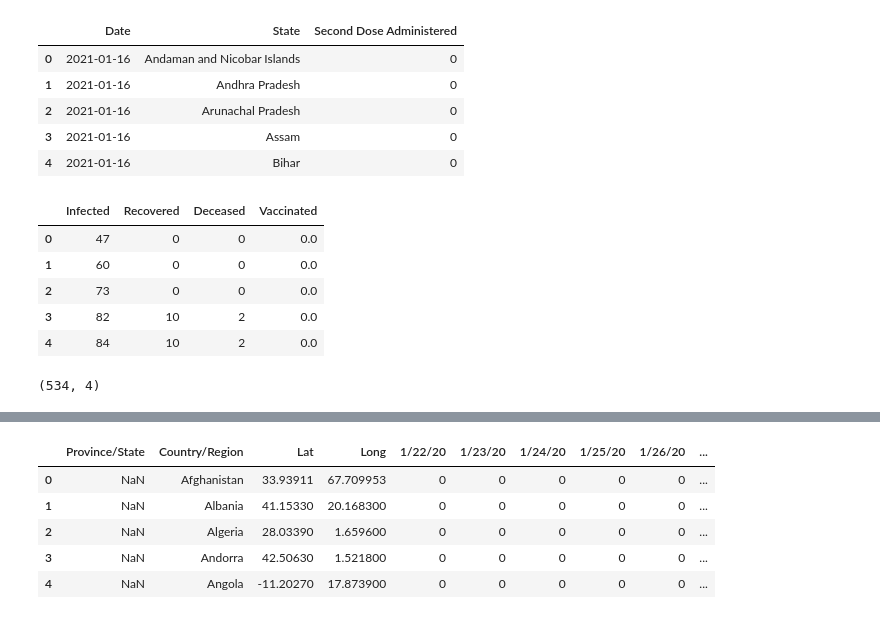
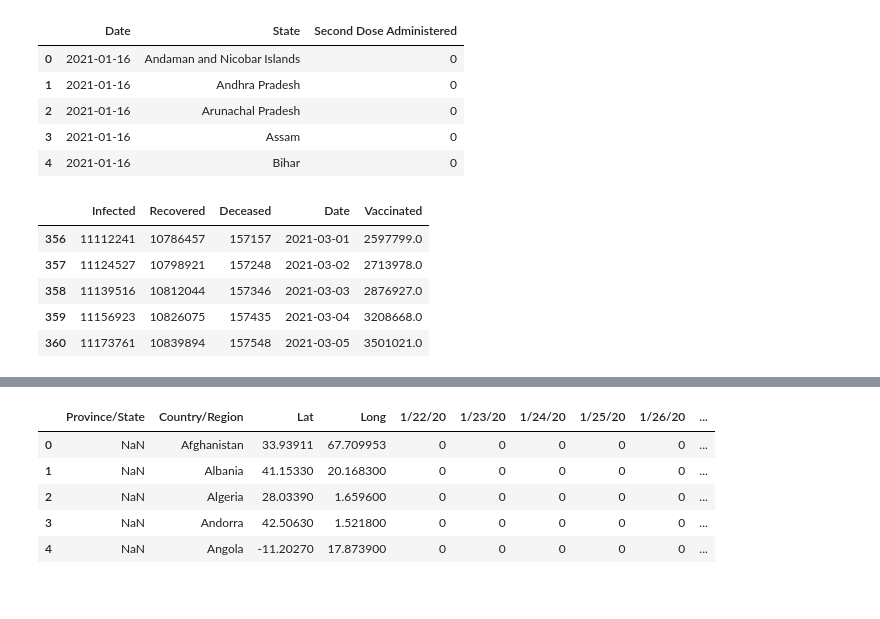
Before and after one commit to rajrathi/COVIDModelSimulation, a Jupyter notebook: Code/newcovidresearch.ipynb, the cells around one changed output, grey strips where cells are left out. Cells and saved outputs as stored; diff of their text form; code cells hidden in the pictures.

```diff
--- a/Code/newcovidresearch.ipynb
+++ b/Code/newcovidresearch.ipynb
@@ -95,3 +95,5 @@ vaccine_data.head()
 vaccine_data_india = vaccine_data[vaccine_data.State == 'Total'].reset_index().drop(columns = 'index')
 # %%
 covid_india_data = pd.merge(left= covid_india, right= vaccine_data_india, how='left', on = 'Date')
+# %%
+covid_india_data['Second Dose Administered'] = pd.to_numeric(covid_india_data['Second Dose Administered'])
@@ -98,16 +103,14 @@ covid_india_data = pd.merge(left= covid_india, right= vaccine_data_india, how='l
+# %%
+covid_india_data = covid_india_data[(covid_india_data.Date >= '2021-03-01') & (covid_india_data.Date <='2021-05-31')]
 # %%
-covid_india_data.drop(columns=['State', 'Date'], inplace=True)
+covid_india_data.drop(columns=['State'], inplace=True)
 covid_india_data.rename(columns = {'total':'Infected', 'discharged':'Recovered', 'deaths':'Deceased', 'Second Dose Administered':'Vaccinated'}, inplace=True)
 covid_india_data.fillna(0, inplace=True)
 covid_india_data.head()
 # %% [output]
-|  | Infected | Recovered | Deceased | Vaccinated |
-| 0 | 47 | 0 | 0 | 0.0 |
-| 1 | 60 | 0 | 0 | 0.0 |
-| 2 | 73 | 0 | 0 | 0.0 |
-| 3 | 82 | 10 | 2 | 0.0 |
-| 4 | 84 | 10 | 2 | 0.0 |
+|  | Infected | Recovered | Deceased | Date | Vaccinated |
+| 356 | 11112241 | 10786457 | 157157 | 2021-03-01 | 2597799.0 |
+| 357 | 11124527 | 10798921 | 157248 | 2021-03-02 | 2713978.0 |
+| 358 | 11139516 | 10812044 | 157346 | 2021-03-03 | 2876927.0 |
+| 359 | 11156923 | 10826075 | 157435 | 2021-03-04 | 3208668.0 |
+| 360 | 11173761 | 10839894 | 157548 | 2021-03-05 | 3501021.0 |
-# %%
-covid_india_data.shape
-# %% [output]
-(534, 4)
```
Also changed, not shown: parts of 104 cells of this notebook, 2 other files.
